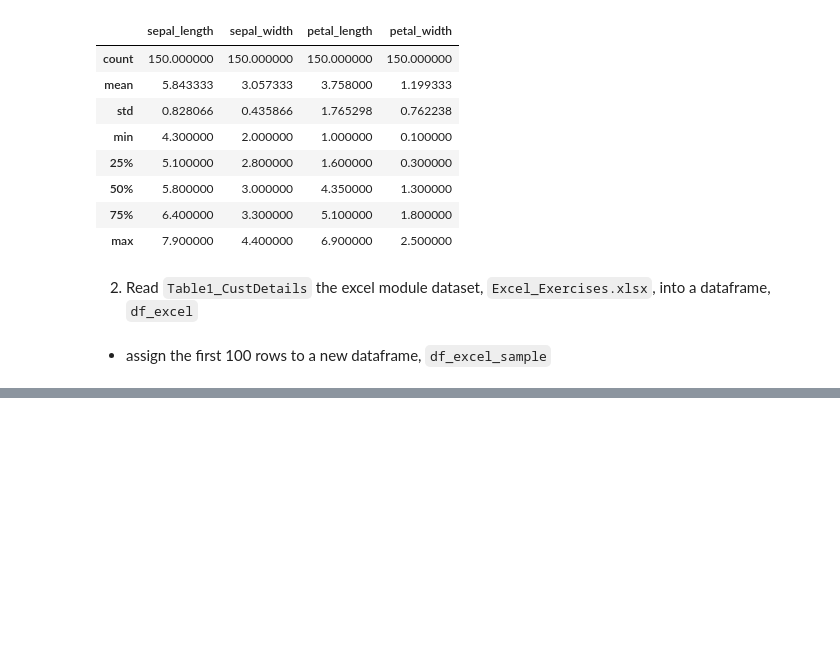
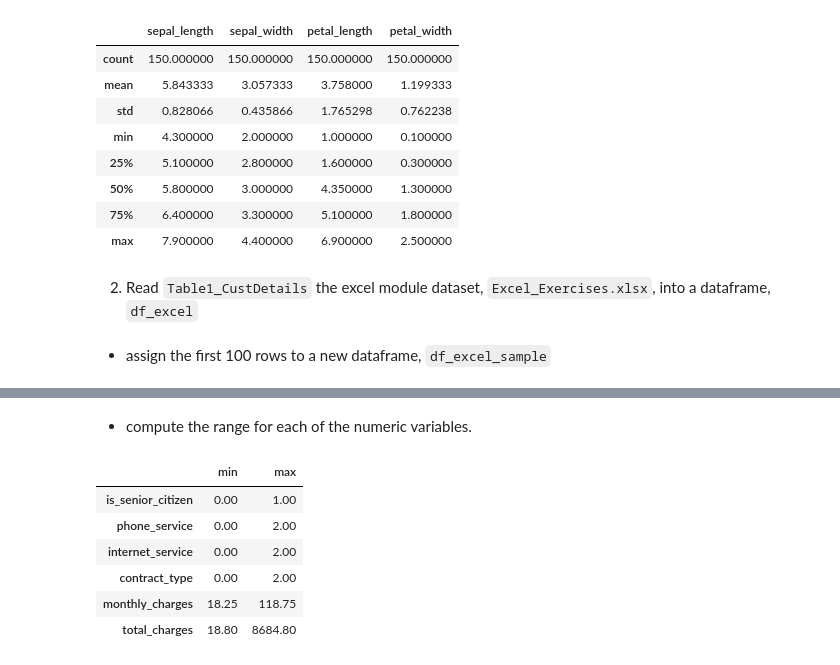
Before and after one commit to SaraPena/ds-methodologies-exercises, a Jupyter notebook: classification/classification_exercises.ipynb, the cells around one changed output, grey strips where cells are left out. Cells and saved outputs as stored; diff of their text form; code cells hidden in the pictures; blank space fills up the shorter version.

```diff
--- a/classification/classification_exercises.ipynb
+++ b/classification/classification_exercises.ipynb
@@ -75,0 +120,14 @@ df_excel = get_custdetails_data()
+# %% [markdown]
+- compute the range for each of the numeric variables.
+# %%
+min_max = pd.DataFrame({'min': df_excel.select_dtypes([int,float]).min(),
+              'max': df_excel.select_dtypes([int,float]).max()})
+min_max
+# %% [output]
+|  | min | max |
+| is_senior_citizen | 0.00 | 1.00 |
+| phone_service | 0.00 | 2.00 |
+| internet_service | 0.00 | 2.00 |
+| contract_type | 0.00 | 2.00 |
+| monthly_charges | 18.25 | 118.75 |
+| total_charges | 18.80 | 8684.80 |
```
Also changed, not shown: parts of 26 cells of this notebook.
